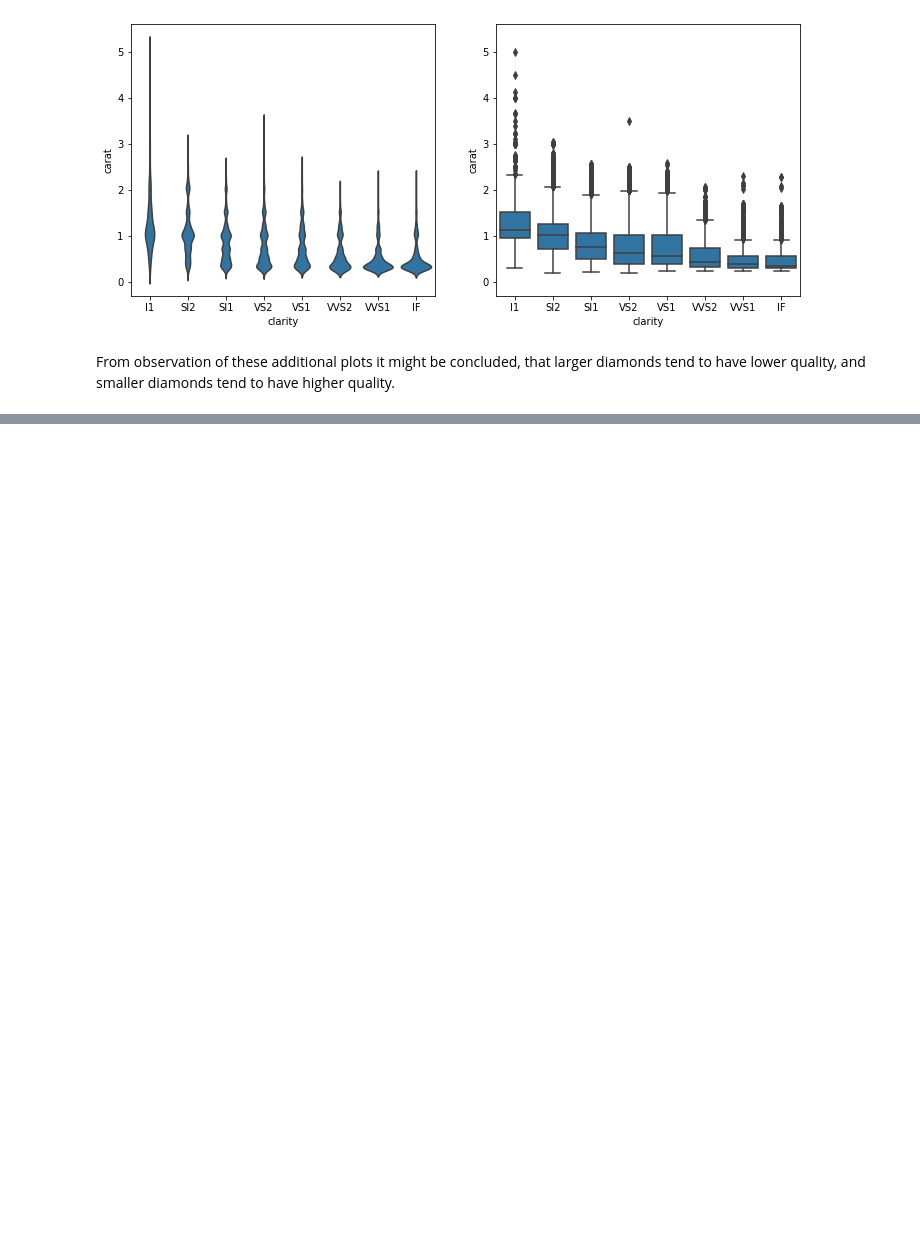
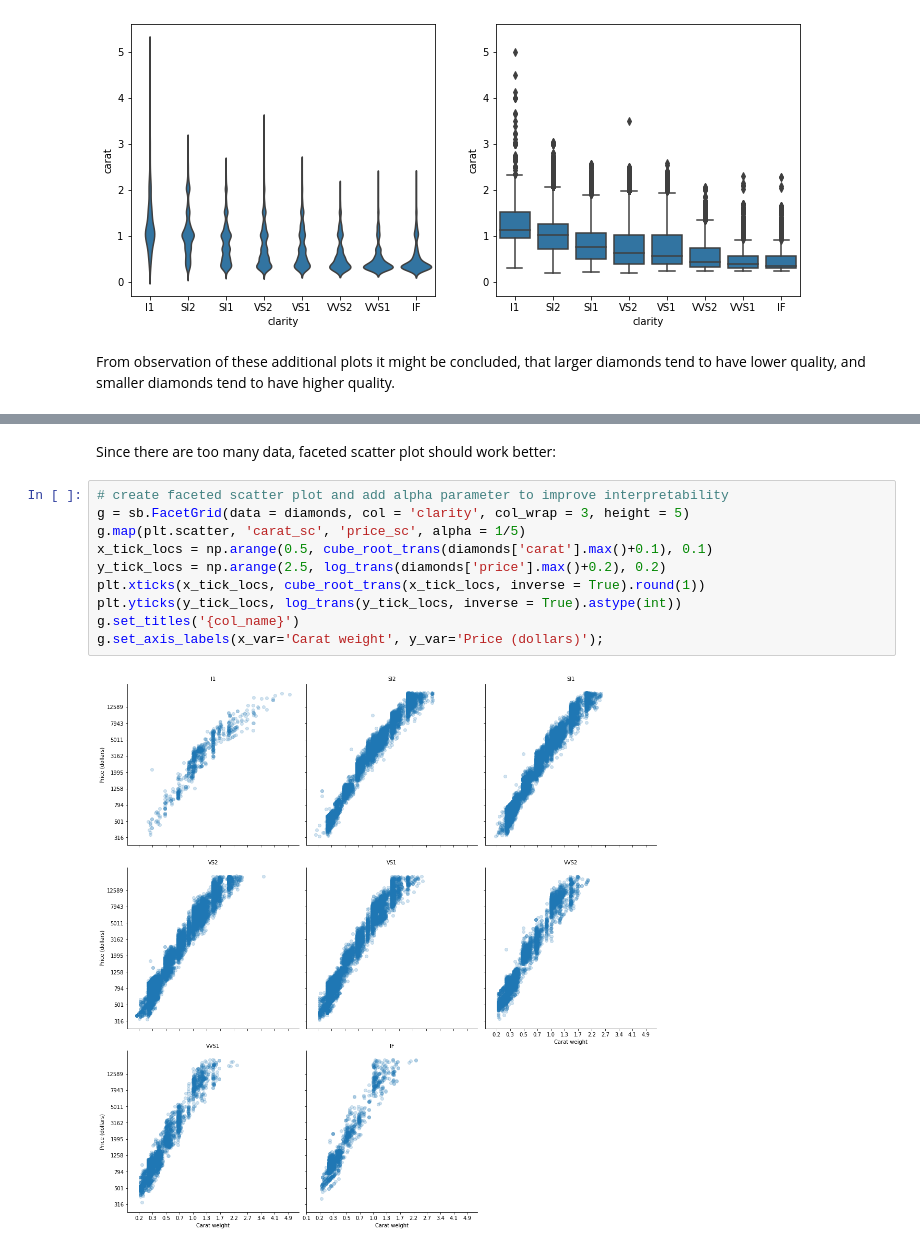
Before and after one commit to mcambalova/data-vis-case-study-diamonds, a Jupyter notebook: data-visualization-diamonds.ipynb, the cells around one changed output, grey strips where cells are left out. Cells and saved outputs as stored; diff of their text form; blank space fills up the shorter version.

```diff
--- a/data-visualization-diamonds.ipynb
+++ b/data-visualization-diamonds.ipynb
@@ -471,0 +502,14 @@ From observation of these additional plots it might be concluded, that larger di
+# %% [markdown]
+Since there are too many data, faceted scatter plot should work better:
+# %%
+# create faceted scatter plot and add alpha parameter to improve interpretability
+g = sb.FacetGrid(data = diamonds, col = 'clarity', col_wrap = 3, height = 5)
+g.map(plt.scatter, 'carat_sc', 'price_sc', alpha = 1/5)
+x_tick_locs = np.arange(0.5, cube_root_trans(diamonds['carat'].max()+0.1), 0.1)
+y_tick_locs = np.arange(2.5, log_trans(diamonds['price'].max()+0.2), 0.2)
+plt.xticks(x_tick_locs, cube_root_trans(x_tick_locs, inverse = True).round(1))
+plt.yticks(y_tick_locs, log_trans(y_tick_locs, inverse = True).astype(int))
+g.set_titles('{col_name}')
+g.set_axis_labels(x_var='Carat weight', y_var='Price (dollars)');
+# %% [output]
+[figure, added]
```
Also changed, not shown: parts of 10 cells of this notebook.
